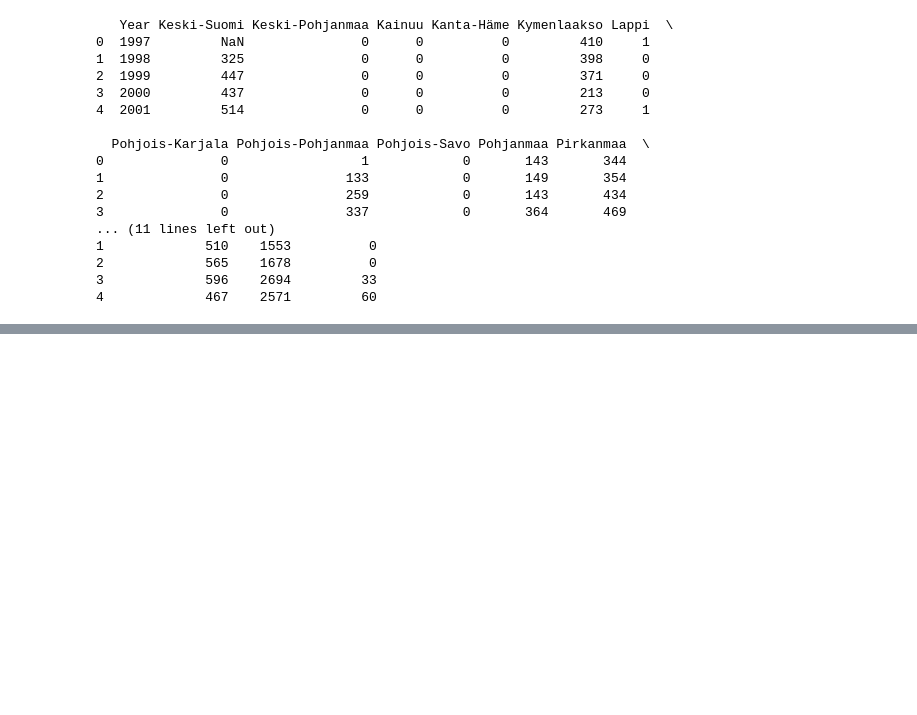
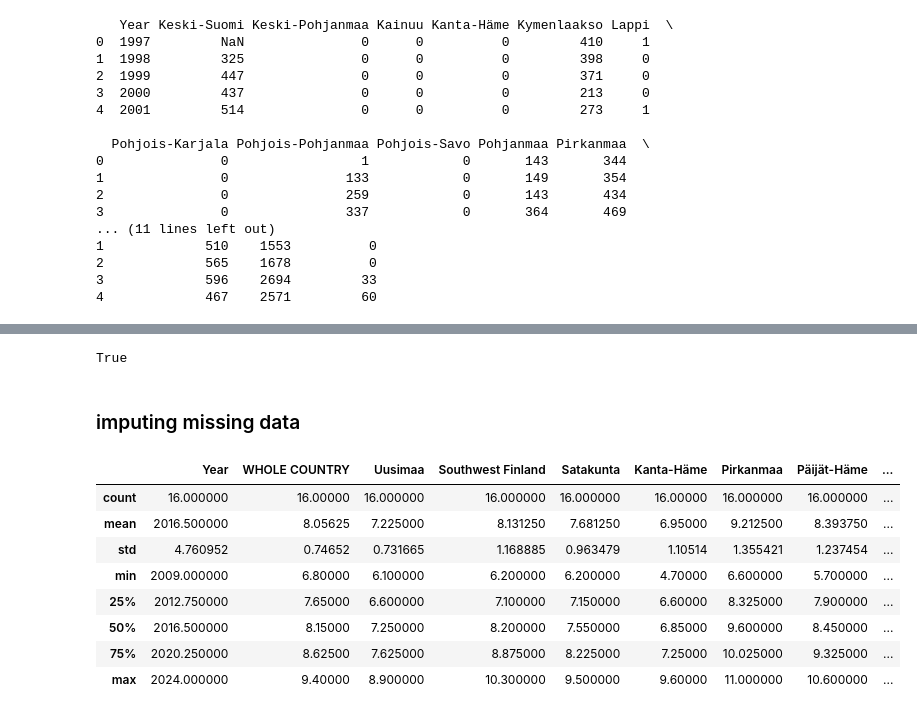
Before and after one commit to DilNuwan11/drug-usage-prediction, a Jupyter notebook: data/data_cleaning.ipynb, the cells around one changed output, grey strips where cells are left out. Saved outputs shown, nothing was run; the diff lists cells and outputs as text; code cells hidden in the pictures; blank space fills up the shorter version.

```diff
--- a/data/data_cleaning.ipynb
+++ b/data/data_cleaning.ipynb
@@ -415,0 +442,19 @@ print(df_pivot.head())
+# %%
+# Make sure the region names match
+sorted(df_regions.drop(columns=['WHOLE COUNTRY']).columns) == sorted(data_pivot.columns)
+# %% [output]
+True
+# %% [markdown]
+### imputing missing data
+# %%
+df_regions.describe()
+# %% [output]
+|  | Year | WHOLE COUNTRY | Uusimaa | Southwest Finland | Satakunta | Kanta-Häme | Pirkanmaa | Päijät-Häme | ... |
+| count | 16.000000 | 16.00000 | 16.000000 | 16.000000 | 16.000000 | 16.00000 | 16.000000 | 16.000000 | ... |
+| mean | 2016.500000 | 8.05625 | 7.225000 | 8.131250 | 7.681250 | 6.95000 | 9.212500 | 8.393750 | ... |
+| std | 4.760952 | 0.74652 | 0.731665 | 1.168885 | 0.963479 | 1.10514 | 1.355421 | 1.237454 | ... |
+| min | 2009.000000 | 6.80000 | 6.100000 | 6.200000 | 6.200000 | 4.70000 | 6.600000 | 5.700000 | ... |
+| 25% | 2012.750000 | 7.65000 | 6.600000 | 7.100000 | 7.150000 | 6.60000 | 8.325000 | 7.900000 | ... |
+| 50% | 2016.500000 | 8.15000 | 7.250000 | 8.200000 | 7.550000 | 6.85000 | 9.600000 | 8.450000 | ... |
+| 75% | 2020.250000 | 8.62500 | 7.625000 | 8.875000 | 8.225000 | 7.25000 | 10.025000 | 9.325000 | ... |
+| max | 2024.000000 | 9.40000 | 8.900000 | 10.300000 | 9.500000 | 9.60000 | 11.000000 | 10.600000 | ... |
```
Also changed, not shown: parts of 21 cells of this notebook, 2 other files.
